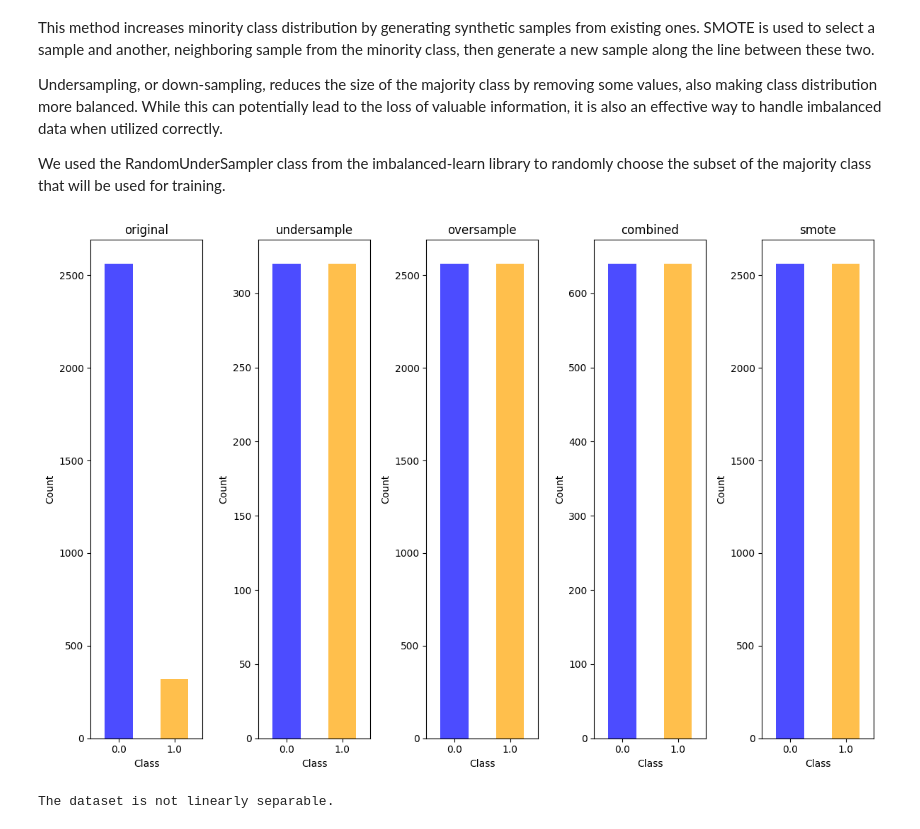
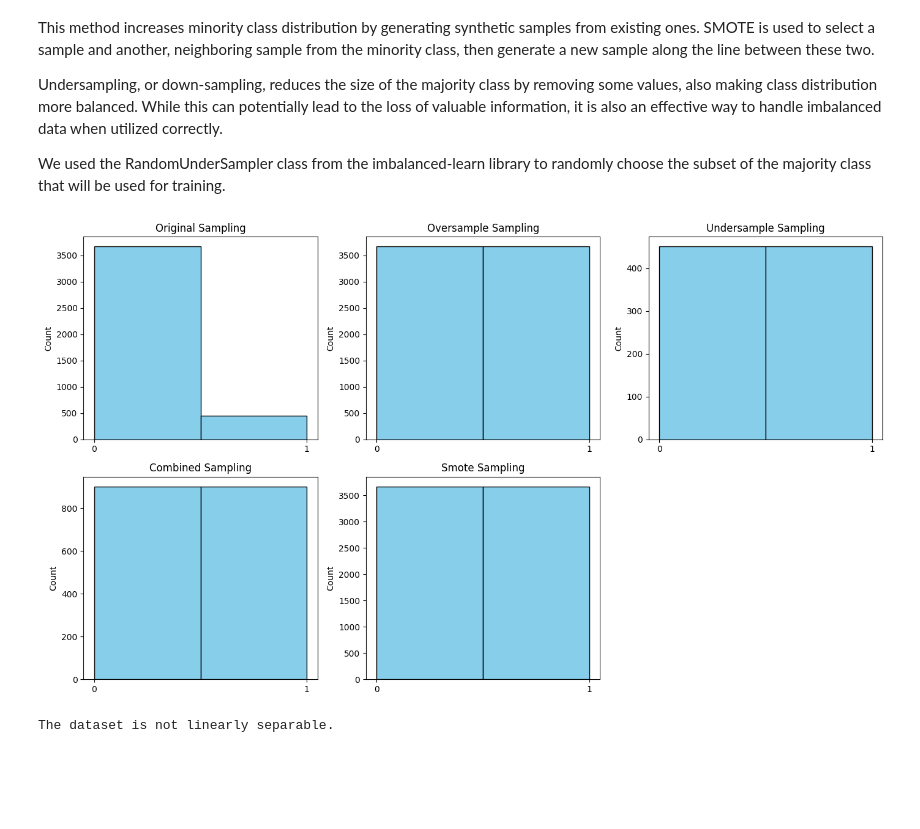
Before and after one commit to tuclaure/CSU-CS-345, a Jupyter notebook: FeatureEngineering.ipynb, the cells around one changed output. Cells and saved outputs as stored; diff of their text form; code cells hidden in the pictures; blank space fills up the shorter version.

```diff
--- a/FeatureEngineering.ipynb
+++ b/FeatureEngineering.ipynb
@@ -428,29 +428,18 @@ Undersampling, or down-sampling, reduces the size of the majority class by remov
 
 We used the RandomUnderSampler class from the imbalanced-learn library to randomly choose the subset of the majority class that will be used for training.
 # %%
-def split_data(data, train_size=0.7, test_size=0.15, val_size=0.15, random_state=42):
+def split_data(data, test_size=0.3, random_state=42):
     y = data['y']
     X = data.drop(columns=['y'])
 
-    if train_size + test_size + val_size != 1.0:
-        raise ValueError("train_size, test_size, and val_size must sum to 1.0")
-
     # First split X and y into train and temporary (temp) for test + validation
-    X_train, X_temp, y_train, y_temp = train_test_split(
-        X, y, test_size=(test_size + val_size), random_state=random_state
+    X_train, X_test, y_train, y_test = train_test_split(
+        X, y, test_size=test_size, random_state=random_state
     )
 
-    # Proportion of test to temp (test + validation)
-    test_ratio = test_size / (test_size + val_size)
+    return X_train, y_train, X_test, y_test
 
-    # Split temp into test and validation
-    X_test, X_val, y_test, y_val = train_test_split(
-        X_temp, y_temp, test_size=test_ratio, random_state=random_state
-    )
-
-    return X_train, X_test, X_val, y_train, y_test, y_val
-
-def default(X_train, y_train):
+def default(X_train, y_train, random_state=42):
     return X_train, y_train
 
 def undersample_data(X_train, y_train, random_state=42):
@@ -508,75 +497,56 @@ def combined_sampling(X_train, y_train, random_state=42):
     minority_upsampled = resample(
         minority,
         replace=True,
         n_samples=len(majority_downsampled),  # Match new majority size
         random_state=random_state
     )
 
     # Combine and shuffle
     X_train_balanced = pd.concat([majority_downsampled, minority_upsampled]).sample(frac=1, random_state=random_state)
     y_train_balanced = y_train[X_train_balanced.index]
 
     return X_train_balanced, y_train_balanced
 
 def smote_sampling(X_train, y_train, random_state=42):
     smote = SMOTE(random_state=random_state)
 
     # Apply SMOTE
     X_smote, y_smote = smote.fit_resample(X_train, y_train)
 
     return X_smote, y_smote
 
-def get_sampled_train_data(X_train, y_train, random_state=42):
-    sampling_methods = {
-        'original': lambda X, y, rs: (X, y),  # No resampling
-        'undersample': undersample_data,
-        'oversample': oversample_data,
-        'combined': combined_sampling,
-        'smote': smote_sampling
+def visualize_sampling_effects(data):
+    y = data['y']
+    X = data.drop(columns=['y'])
+
+    methods = {
+        "original": default,
+        "oversample": oversample_data,
+        "undersample": undersample_data,
+        "combined": combined_sampling,
+        "smote": smote_sampling
     }
 
-    sampled_data = defaultdict(list)
+    plt.figure(figsize=(14, 8))
 
-    # Apply each sampling method and store the results in the dictionary
-    for method_name, method_func in sampling_methods.items():
-        X_resampled, y_resampled = method_func(X_train, y_train, random_state)
-        sampled_data[method_name].append(X_resampled)
-        sampled_data[method_name].append(y_resampled)
+    # Loop over each method and apply it
+    for i, (method_name, method_func) in enumerate(methods.items(), 1):
+        X_resampled, y_resampled = method_func(X, y)
 
-    return sampled_data
-
-def visualize_sampling_effects(sampling_methods):
-
-    # Prepare the distributions for visualization
-    distributions = {}
-
-    # Collect class distributions for each sampling method
-    for method, (_, y_sampled) in sampling_methods.items():
-        distributions[method] = y_sampled.value_counts().sort_index()
-
-    # Visualize the distributions
-    plt.figure(figsize=(12, 8))
-    num_methods = len(distributions)
-
-    for idx, (method, distribution) in enumerate(distributions.items()):
-        plt.subplot(1, num_methods, idx + 1)
-        distribution.plot(kind='bar', color=['blue', 'orange'], alpha=0.7)
-        plt.title(method)
-        plt.xlabel("Class")
-        plt.ylabel("Count")
-        plt.xticks(rotation=0)
+        # Plotting the distribution of the 'y' after sampling using Matplotlib's hist
+        plt.subplot(2, 3, i)  # 2 rows, 3 columns
+        plt.hist(y_resampled, bins=2, color='skyblue', edgecolor='black')
+        plt.title(f"{method_name.capitalize()} Sampling")
+        plt.ylabel('Count')
+        plt.xticks([0, 1])  # Assuming binary classes, modify if necessary
 
     plt.tight_layout()
     plt.show()
 
-def run_sampling_visualizer():
-    X_train, _, _, y_train, _, _ = split_data(data)
-    sampled_data = get_sampled_train_data(X_train, y_train)
-    visualize_sampling_effects(sampled_data)
-
-run_sampling_visualizer()
+data = preprocessing()
+visualize_sampling_effects(data)
 # %% [output]
-[figure, old version]
+[figure, new version]
 # %%
 df = preprocessing()
 
```
Also changed, not shown: parts of 3 cells of this notebook.
